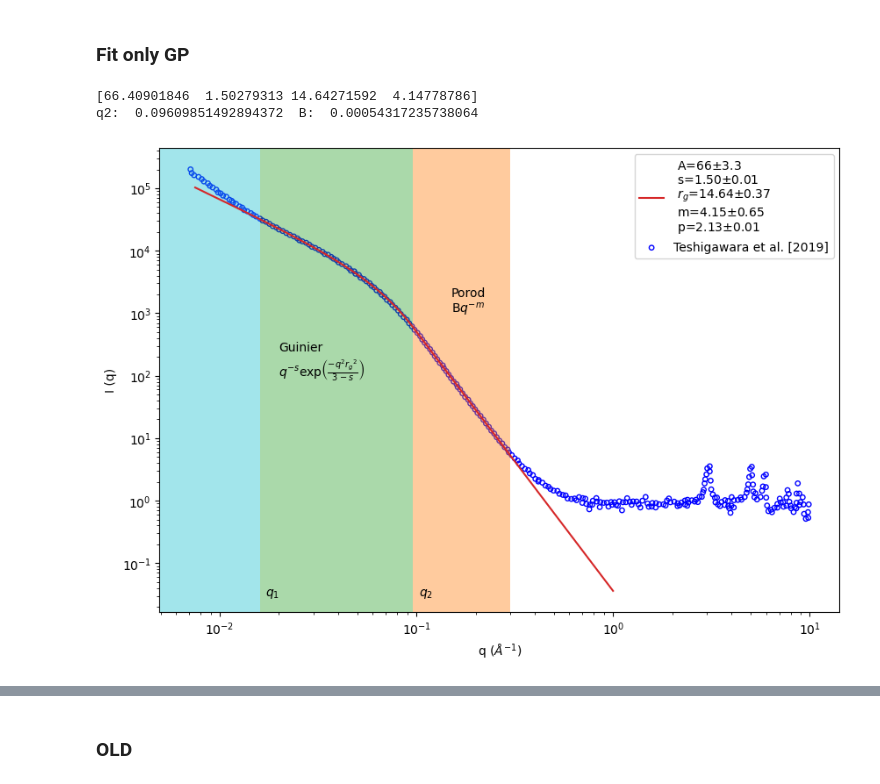
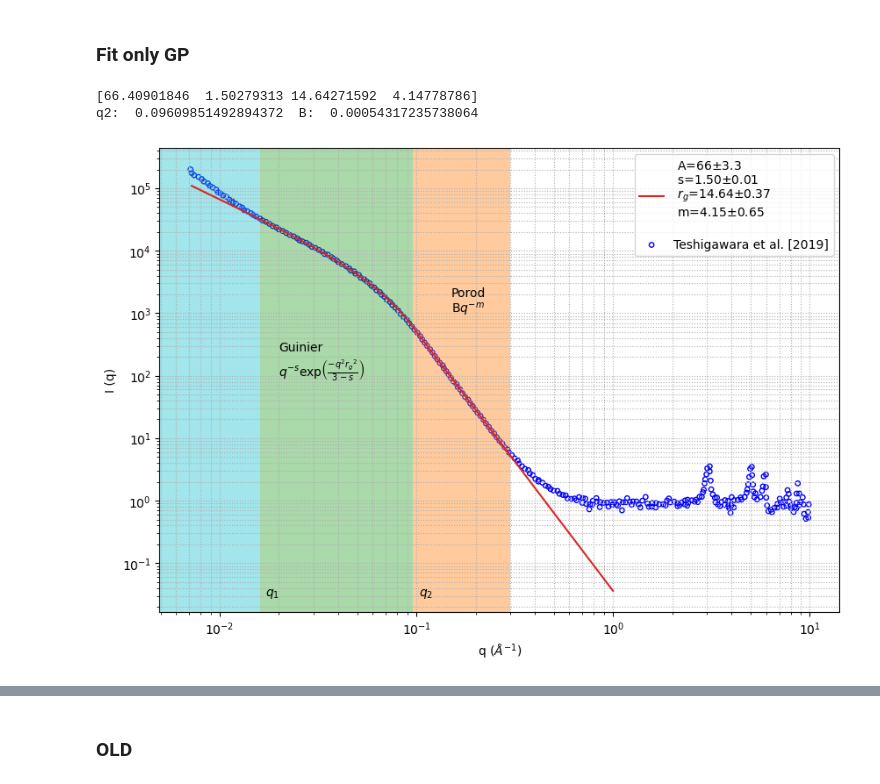
Before and after one commit to Athropos/ncplugin-SANSND, a Jupyter notebook: testcode/data/Teshi_fit.ipynb, the cells around one changed output, grey strips where cells are left out. Saved outputs shown, nothing was run; the diff lists cells and outputs as text; code cells hidden in the pictures.

```diff
--- a/testcode/data/Teshi_fit.ipynb
+++ b/testcode/data/Teshi_fit.ipynb
@@ -140,7 +141,7 @@ plt.xscale("log")
 # %%
 fig, ax = plt.subplots(1,1, figsize=(10, 7), dpi=100)
 q1=0.016
-mask_fit_PL = (data["q"]>0.0075) & (data["q"]<q1)
+mask_fit_PL = (data["q"]>0.0072) & (data["q"]<q1)
 mask_fit_guinierANDporod = (data["q"]>q1) & (data["q"]<0.3)
 
 popt,pcov = curve_fit(GuinierANDPorod,
@@ -154,7 +155,7 @@ print(popt)
 
 plt.scatter(data["q"],data["I"],s=15,facecolors='none',edgecolors="b",label="Teshigawara et al. [2019]")
 
-x_fit = [x for x in np.linspace(0.0075,1,1000)]
+x_fit = [x for x in np.linspace(0.0072,1,1000)]
 y_fit=GuinierANDPorod(pd.Series(x_fit),*popt)
 
 label_string_GP = f" A={popt[0]:.0f}$\pm${perr[0]:.1f}\n s={popt[1]:.2f}$\pm${perr[1]:.2f}\n $r_g$={popt[2]:.2f}$\pm${perr[2]:.2f}\n m={popt[3]:.2f}$\pm${perr[3]:.2f}\n"
@@ -165,35 +166,36 @@ xmin, xmax = ax.get_xlim()
 #plt.vlines(q1,ymin,ymax)
 ax.annotate(r'$q_1$',
             xy=(q1+0.001,0.03)
            )
 plt.axvspan(xmin,q1, facecolor='tab:cyan', alpha=0.4)
 q2 = 1.0/popt[2]*np.sqrt((popt[3]-popt[1])*(3-popt[1])/2)
 B = np.power(q2,popt[3]-popt[1])*np.exp((-q2**2*popt[2]**2)/(3-popt[1]))
 print("q2: ",q2, " B: ",B)
 #plt.vlines(q2,ymin,ymax)
 ax.annotate("Guinier\n"+r"$q^{-s}\exp\left(\frac{-q^2r{_g}{^2}}{3-s}\right)$",
             xy=(0.02,1e2)
             )
 ax.annotate(f'$q_2$',
             xy=(q2+0.007,0.03)
             )
 plt.axvspan(q1,q2, facecolor='tab:green', alpha=0.4)
 plt.axvspan(q2,0.3, facecolor='tab:orange', alpha=0.4)
 ax.annotate('Porod\n'+r'B$q^{-m}$',
             xy=(0.15,1e3)
             )
-
-
-plt.plot(x_fit,y_fit, c="tab:red", label=label_string_GP+label_string_pl)
+y_approx =  [1.43934+x*(-00.55328) for x in x_fit]
+plt.plot(x_fit,y_fit, c="tab:red", label=label_string_GP)
+#plt.plot(x_fit,y_approx)
 #plt.plot(x_fit2,y_fit2, c="tab:red",label=None)
 plt.legend()
 plt.xscale("log")
 plt.xlabel("q ($Å^{-1}$)")
 plt.ylabel("I (q)")
 plt.yscale("log")
-#plt.grid(ls=":",which="both")
+plt.grid(ls=":",which="both")
+plt.savefig("Teshi_GP_only.png",dpi=300)
 plt.show()
 # %% [output]
 [66.40901846  1.50279313 14.64271592  4.14778786]
 q2:  0.09609851492894372  B:  0.00054317235738064
-[figure, old version]
+[figure, new version]
```
Also changed, not shown: parts of 8 cells of this notebook, 11 other files.
